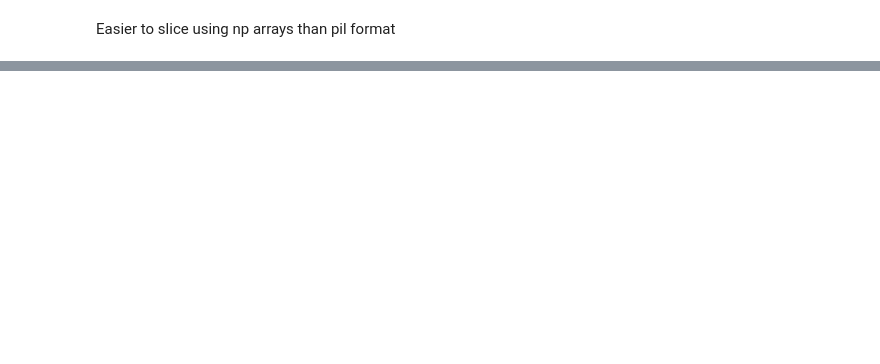
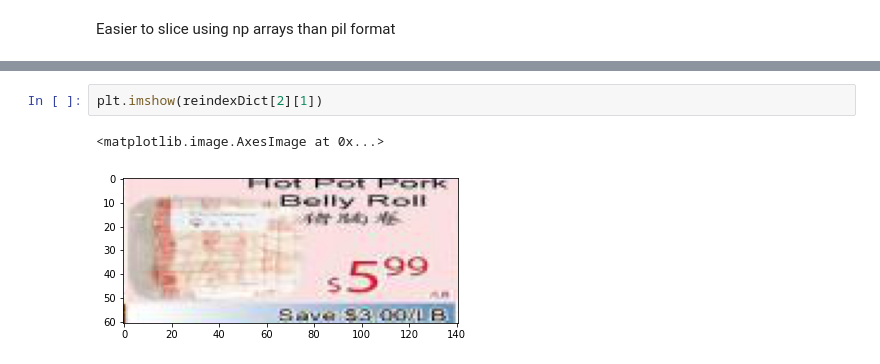
Before and after one commit to Vanderscycle/lighthouse-data-notes, a Jupyter notebook: FinalProject/GroceryItemIndexer/FlyerScraper/dectedResYolov5.ipynb, the cells around one changed output, grey strips where cells are left out. Drawn from its saved outputs; the diff is of its cells as text; blank space fills up the shorter version.

```diff
--- a/FinalProject/GroceryItemIndexer/FlyerScraper/dectedResYolov5.ipynb
+++ b/FinalProject/GroceryItemIndexer/FlyerScraper/dectedResYolov5.ipynb
@@ -138,3 +134,8 @@ plt.imshow(reindexDict[0][1])
+# %%
+plt.imshow(reindexDict[2][1])
+# %% [output]
+<matplotlib.image.AxesImage at 0x...>
+[figure, added]
 # %%
 import numpy as np
 from math import sqrt
```
Also changed, not shown: parts of 7 cells of this notebook, 2 other files.
